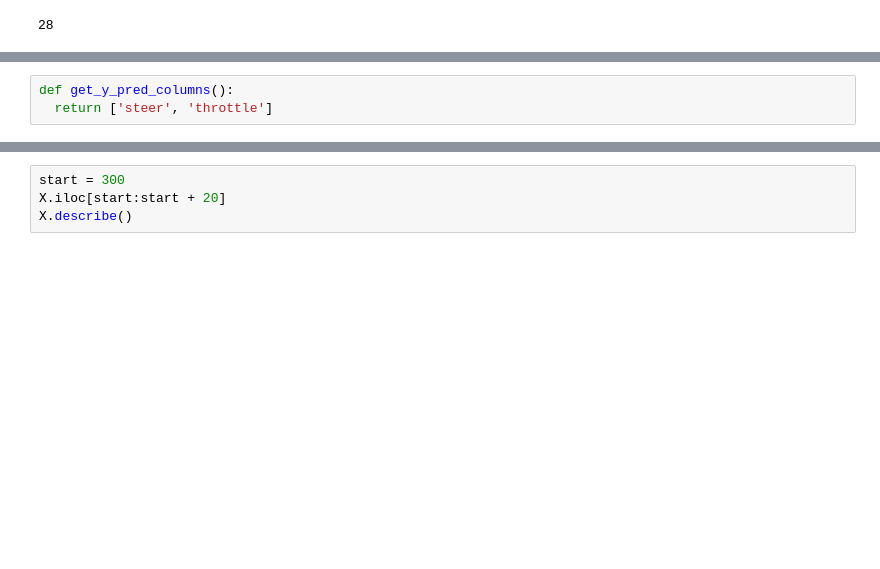
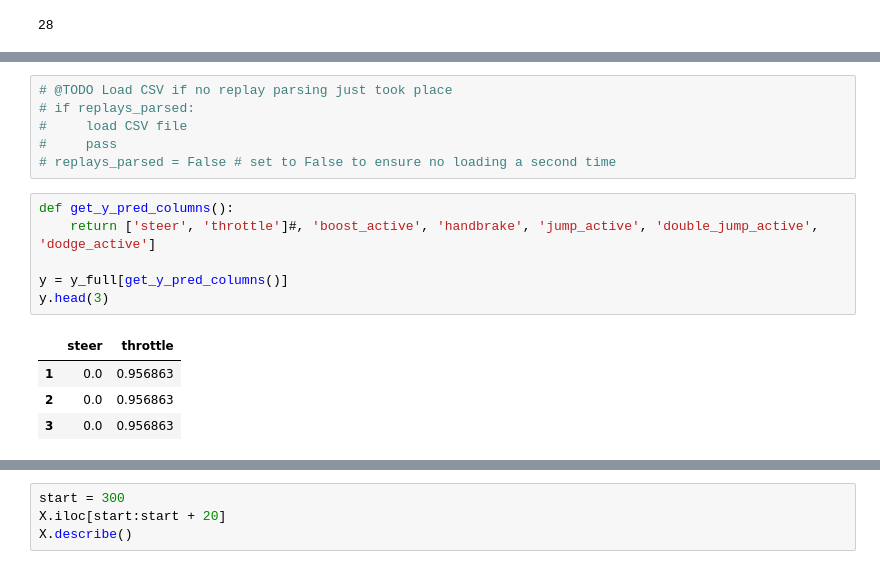
Before and after one commit to danielmoniz/rl_replay_data, a Jupyter notebook: build_model_relative.ipynb, the cells around one changed output, grey strips where cells are left out. Drawn from its saved outputs; the diff is of its cells as text; blank space fills up the shorter version.

```diff
--- a/build_model_relative.ipynb
+++ b/build_model_relative.ipynb
@@ -474,3 +578,17 @@ print(len(game_files))
+# %%
+# @TODO Load CSV if no replay parsing just took place
+# if replays_parsed:
+#     load CSV file
+#     pass
+# replays_parsed = False # set to False to ensure no loading a second time
 # %%
 def get_y_pred_columns():
-  return ['steer', 'throttle']
+    return ['steer', 'throttle']#, 'boost_active', 'handbrake', 'jump_active', 'double_jump_active', 'dodge_active']
+
+y = y_full[get_y_pred_columns()]
+y.head(3)
+# %% [output]
+|  | steer | throttle |
+| 1 | 0.0 | 0.956863 |
+| 2 | 0.0 | 0.956863 |
+| 3 | 0.0 | 0.956863 |
```
Also changed, not shown: parts of 6 cells of this notebook.
